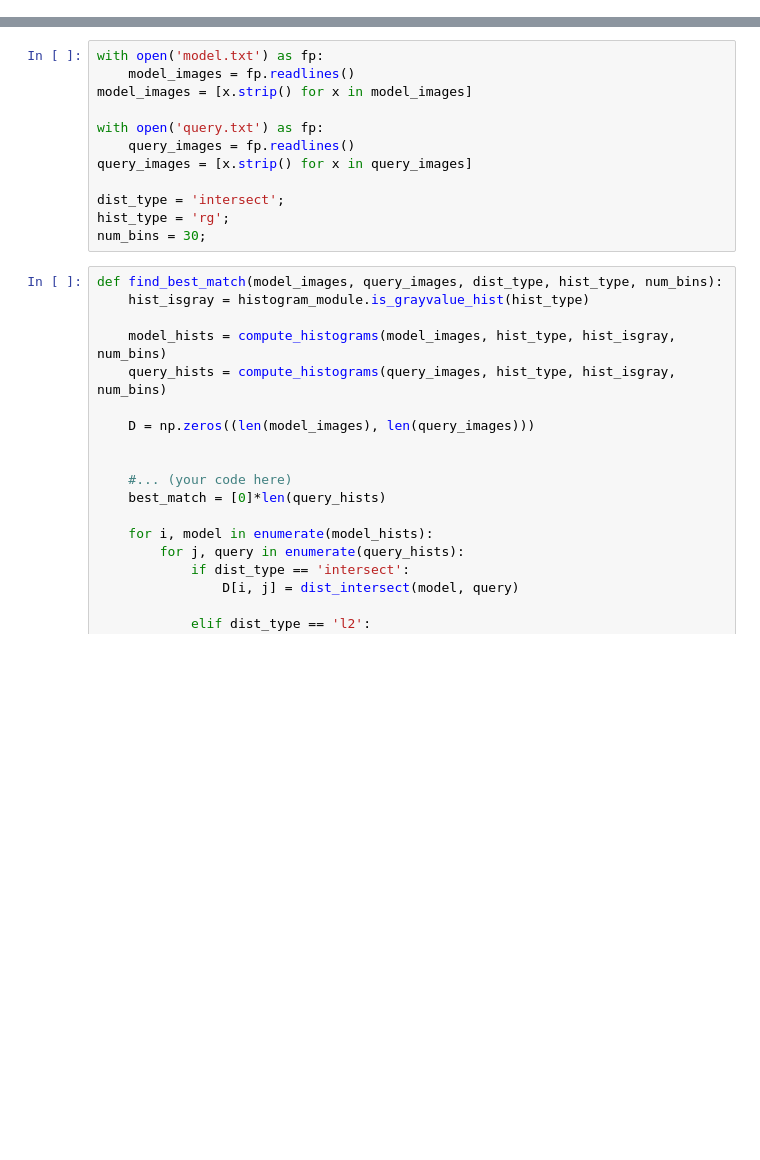
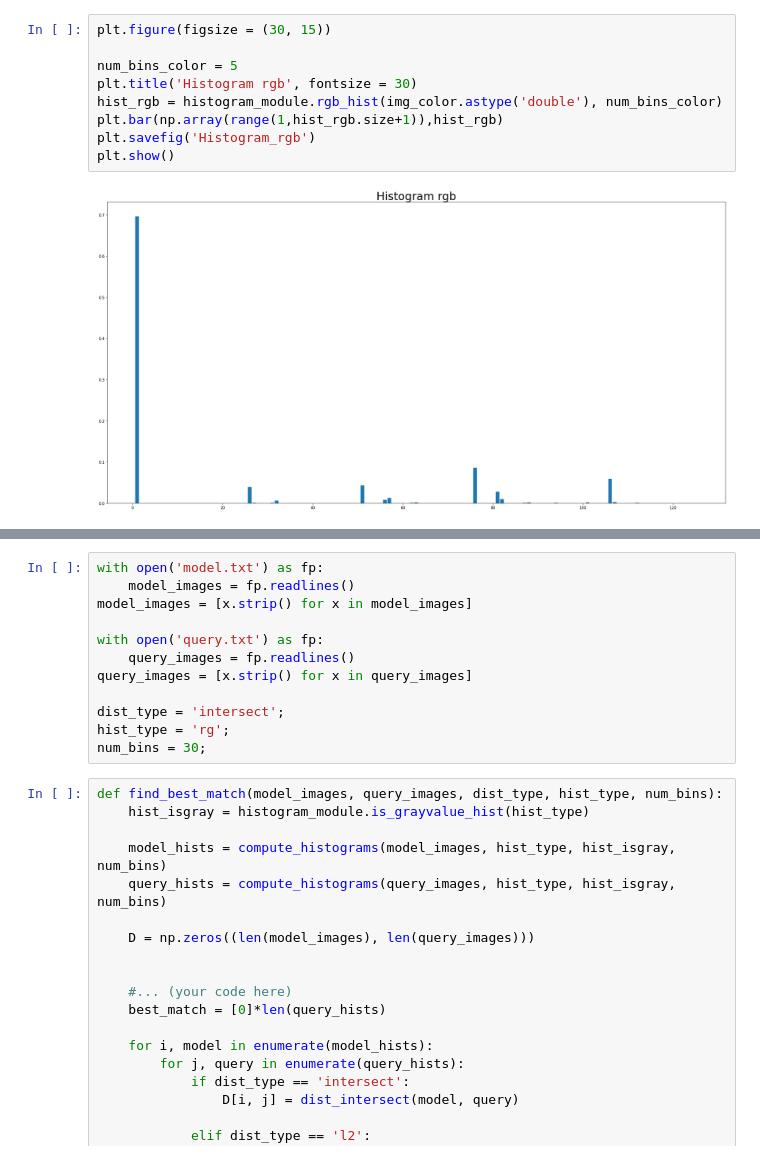
Before and after one commit to lorenzoloretucci/AML-HW1, a Jupyter notebook: Part2.ipynb, the cells around one changed output, grey strips where cells are left out. Drawn from its saved outputs; the diff is of its cells as text; blank space fills up the shorter version.

```diff
--- a/Part2.ipynb
+++ b/Part2.ipynb
@@ -50,0 +53,11 @@ plt.imshow(img_color)
+# %%
+plt.figure(figsize = (30, 15))
+
+num_bins_color = 5
+plt.title('Histogram rgb', fontsize = 30)
+hist_rgb = histogram_module.rgb_hist(img_color.astype('double'), num_bins_color)
+plt.bar(np.array(range(1,hist_rgb.size+1)),hist_rgb)
+plt.savefig('Histogram_rgb')
+plt.show()
+# %% [output]
+[figure, added]
```
Also changed, not shown: parts of 9 cells of this notebook.
